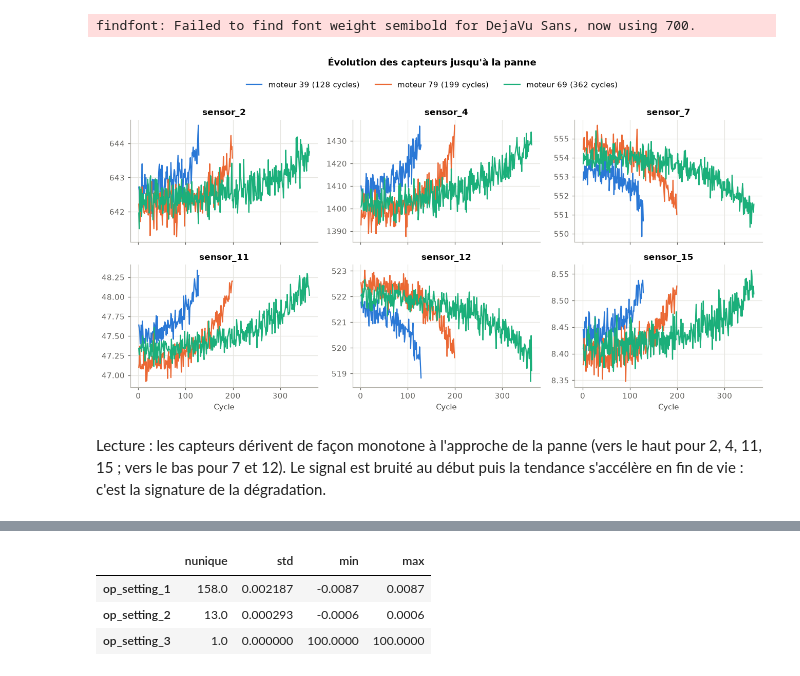
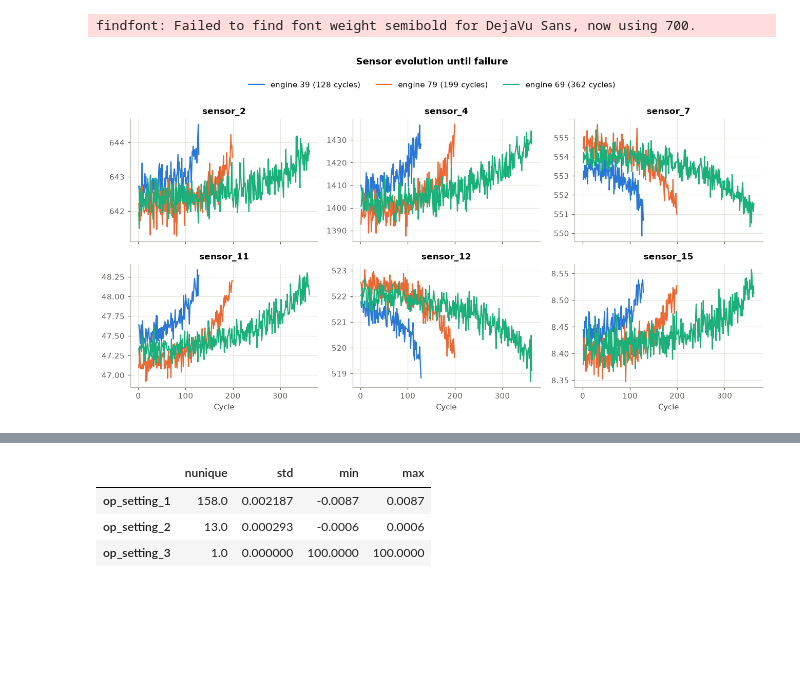
Before and after one commit to atef-hadef/industrial-pdm-copilot, a Jupyter notebook: notebooks/01_eda.ipynb, the cells around one changed output, grey strips where cells are left out. Saved outputs shown, nothing was run; the diff lists cells and outputs as text; code cells hidden in the pictures; blank space fills up the shorter version.

```diff
--- a/notebooks/01_eda.ipynb
+++ b/notebooks/01_eda.ipynb
@@ -88,11 +88,11 @@ Name: lifetime, dtype: float64
 fig, ax = plt.subplots(figsize=(8, 3.6))
 ax.hist(lifetime, bins=20, color=SERIES[0], edgecolor="white", linewidth=1.5)
 ax.axvline(lifetime.median(), color="#3d3d3a", linestyle="--", linewidth=1)
-ax.annotate(f"médiane = {lifetime.median():.0f} cycles", xy=(lifetime.median(), ax.get_ylim()[1] * 0.92),
+ax.annotate(f"median = {lifetime.median():.0f} cycles", xy=(lifetime.median(), ax.get_ylim()[1] * 0.92),
             xytext=(6, 0), textcoords="offset points", color="#3d3d3a", fontsize=9)
-ax.set_title("Durée de vie des 100 moteurs (train FD001)")
-ax.set_xlabel("Durée de vie (cycles jusqu'à la panne)")
-ax.set_ylabel("Nombre de moteurs")
+ax.set_title("Lifetime of the 100 engines (FD001 train)")
+ax.set_xlabel("Lifetime (cycles until failure)")
+ax.set_ylabel("Number of engines")
 ax.grid(axis="x", visible=False)
 plt.tight_layout()
 plt.show()
@@ -106,24 +106,21 @@ findfont: Failed to find font weight semibold for DejaVu Sans, now using 700.
 # %%
 order = lifetime.sort_values()
 units = [order.index[0], order.index[len(order) // 2], order.index[-1]]
 sensors_to_plot = ["sensor_2", "sensor_4", "sensor_7", "sensor_11", "sensor_12", "sensor_15"]
 
 fig, axes = plt.subplots(2, 3, figsize=(12, 6), sharex=True)
 for ax, sensor in zip(axes.flat, sensors_to_plot):
     for color, unit in zip(SERIES, units):
         d = train[train["unit_number"] == unit]
-        ax.plot(d["time_in_cycles"], d[sensor], color=color, label=f"moteur {unit} ({lifetime[unit]} cycles)")
+        ax.plot(d["time_in_cycles"], d[sensor], color=color, label=f"engine {unit} ({lifetime[unit]} cycles)")
     ax.set_title(sensor)
 for ax in axes[1]:
     ax.set_xlabel("Cycle")
 handles, labels = axes.flat[0].get_legend_handles_labels()
 fig.legend(handles, labels, loc="upper center", ncol=3, bbox_to_anchor=(0.5, 1.02))
-fig.suptitle("Évolution des capteurs jusqu'à la panne", y=1.07, fontweight="semibold")
+fig.suptitle("Sensor evolution until failure", y=1.07, fontweight="semibold")
 plt.tight_layout()
 plt.show()
 # %% [output]
 findfont: Failed to find font weight semibold for DejaVu Sans, now using 700.
-[figure, old version]
+[figure, new version]
-# %% [markdown]
-Lecture : les capteurs dérivent de façon monotone à l'approche de la panne (vers le haut pour 2, 4, 11, 15 ; vers le bas pour 7 et 12).
-Le signal est bruité au début puis la tendance s'accélère en fin de vie : c'est la signature de la dégradation.
```
Also changed, not shown: parts of 21 cells of this notebook, 12 other files.
